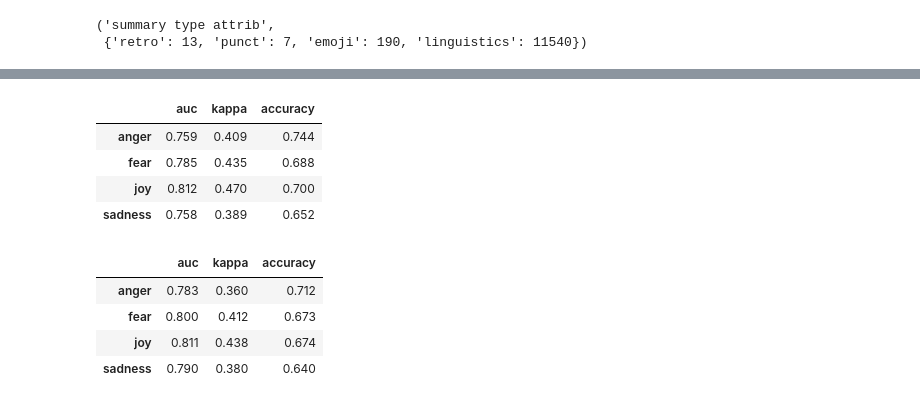
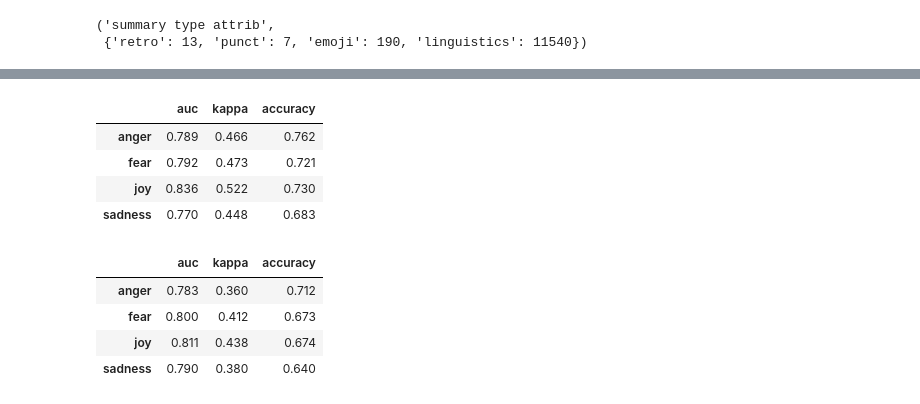
Before and after one commit to furrutiav/NLP-Competition-1, a Jupyter notebook: felipe-benja/03 Evaluacion.ipynb, the cells around one changed output, grey strips where cells are left out. Drawn from its saved outputs; the diff is of its cells as text; code cells hidden in the pictures.

```diff
--- a/felipe-benja/03 Evaluacion.ipynb
+++ b/felipe-benja/03 Evaluacion.ipynb
@@ -182,12 +186,12 @@ pickle.dump(summary, open("summary_v1.pickle", "wb"))
 # %%
-summary = pickle.load(open("summary_v1.pickle", "rb"))
+summary = pickle.load(open("summary_v4_1.pickle", "rb"))
 pd.DataFrame({l: {sen: round(np.mean(summary[sen][l]), 3) for sen in sentiments} for l in metrics})#.set_index("sen")
 # %% [output]
 |  | auc | kappa | accuracy |
-| anger | 0.759 | 0.409 | 0.744 |
-| fear | 0.785 | 0.435 | 0.688 |
-| joy | 0.812 | 0.470 | 0.700 |
-| sadness | 0.758 | 0.389 | 0.652 |
+| anger | 0.789 | 0.466 | 0.762 |
+| fear | 0.792 | 0.473 | 0.721 |
+| joy | 0.836 | 0.522 | 0.730 |
+| sadness | 0.770 | 0.448 | 0.683 |
 # %%
 summary = pickle.load(open("summary_v2.pickle", "rb"))
 pd.DataFrame({l: {sen: round(np.mean(summary[sen][l]), 3) for sen in sentiments} for l in metrics})#.set_index("sen")
```
Also changed, not shown: parts of 7 cells of this notebook, 2 other files.
